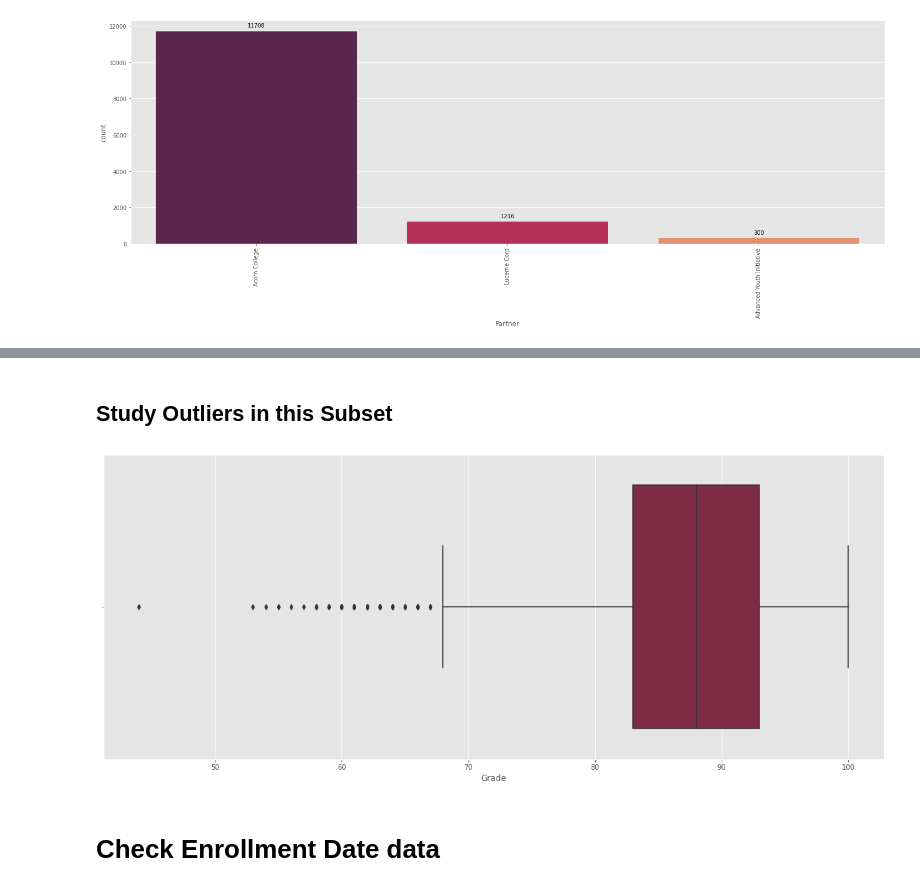
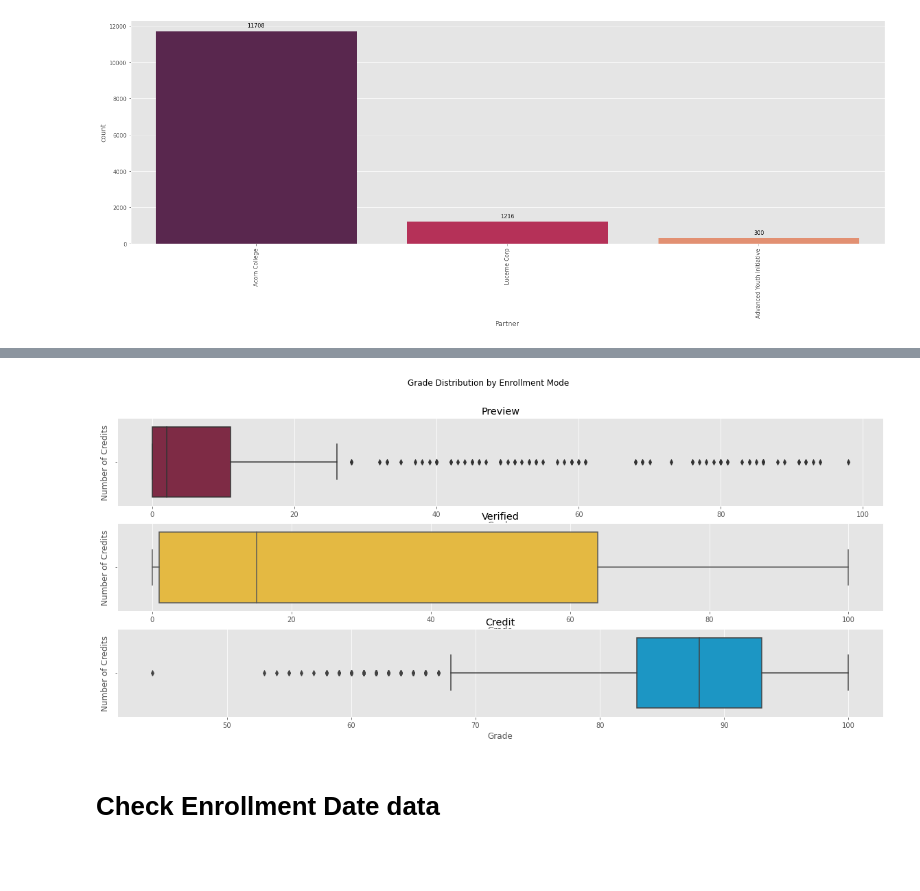
Before and after one commit to iamharkirat/EDA, a Jupyter notebook: learning_enterprise.ipynb, the cells around one changed output, grey strips where cells are left out. Cells and saved outputs as stored; diff of their text form; code cells hidden in the pictures; blank space fills up the shorter version.

```diff
--- a/learning_enterprise.ipynb
+++ b/learning_enterprise.ipynb
@@ -518,17 +485,0 @@ x=df[df['Enrollment Mode']=='credit']
-# %%
-value_counts = x['Final Grade'].value_counts().sort_values(ascending=False)
-
-# Create pie chart
-fig, ax = plt.subplots(figsize=(10, 10))
-ax.pie(value_counts.values, labels=value_counts.index, autopct='\n{:.1f}%\n'.format, startangle=90, shadow=True, colors=light_colors)
-
-# Add title and legend
-ax.set_title('Distribution of Grades for Verified Students', fontsize=16, fontweight='bold')
-ax.legend(title='Grades', loc='best')
-
-# Set font size and weight of labels
-for label in ax.get_xticklabels() + ax.get_yticklabels():
-    label.set_fontsize(30)
-    label.set_fontweight('bold')
-
-plt.show()
@@ -537,11 +486,32 @@ plt.show()
-# %% [markdown]
-## Study Outliers in this Subset
-# %%
-# Create a boxplot of the Grade variable
-y = x[['Number of Credits', 'Grade']].dropna()
-sns.boxplot(data=y, x='Grade', color='#8C1D40');
-# %% [output]
-[figure, removed]
+# %%
+# Create a figure with three subplots arranged vertically
+fig, axs = plt.subplots(nrows=3)
+
+# Filter rows for each enrollment mode and create a boxplot of the grade distribution for each
+preview_data = df[df['Enrollment Mode']=='preview'][['Number of Credits', 'Grade']].dropna()
+sns.boxplot(data=preview_data, x='Grade', color='#8C1D40', ax=axs[0])
+axs[0].set_title('Preview')
+
+verified_data = df[df['Enrollment Mode']=='verified'][['Number of Credits', 'Grade']].dropna()
+sns.boxplot(data=verified_data, x='Grade', color='#FFC627', ax=axs[1])
+axs[1].set_title('Verified')
+
+credit_data = df[df['Enrollment Mode']=='credit'][['Number of Credits', 'Grade']].dropna()
+sns.boxplot(data=credit_data, x='Grade', color='#00A3E0', ax=axs[2])
+axs[2].set_title('Credit')
+
+# Set the x- and y-axis labels for each subplot
+for ax in axs:
+    ax.set_xlabel('Grade')
+    ax.set_ylabel('Number of Credits')
+
+# Set the title for the overall figure
+fig.suptitle('Grade Distribution by Enrollment Mode')
+
+# Show the plot
+plt.show()
+# %% [output]
+[figure, added]
 # %% [markdown]
 # Check Enrollment Date data
 # %%
```
Also changed, not shown: parts of 17 cells of this notebook.
